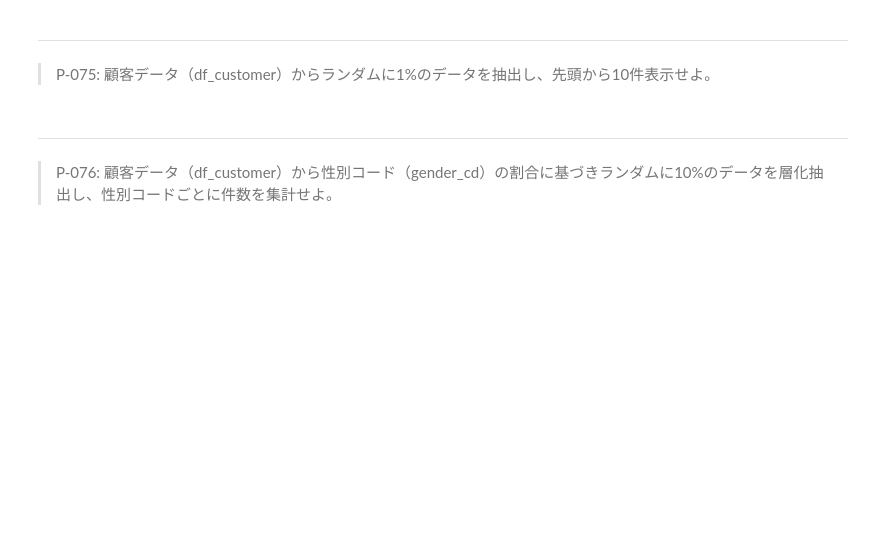
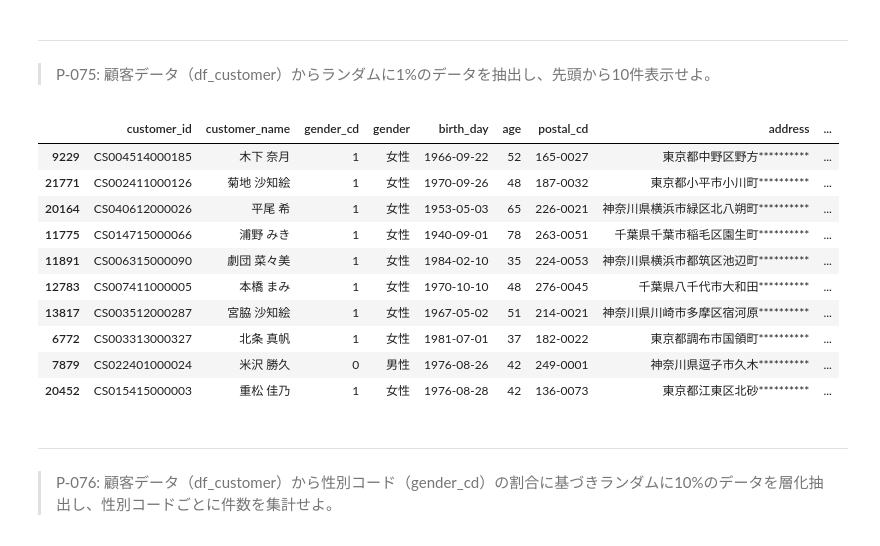
Before and after one commit to j2100177/100knocks, a Jupyter notebook: docker/work/preprocess_knock_Python.ipynb, the cells around one changed output. Saved outputs shown, nothing was run; the diff lists cells and outputs as text; code cells hidden in the pictures; blank space fills up the shorter version.

```diff
--- a/docker/work/preprocess_knock_Python.ipynb
+++ b/docker/work/preprocess_knock_Python.ipynb
@@ -1289,6 +1596,20 @@ df_sales_amount.head(10)
 # %% [markdown]
 ---
 > P-075: 顧客データ（df_customer）からランダムに1%のデータを抽出し、先頭から10件表示せよ。
+# %%
+df_customer.sample(frac=0.01).head(10)
+# %% [output]
+|  | customer_id | customer_name | gender_cd | gender | birth_day | age | postal_cd | address | ... |
+| 9229 | CS004514000185 | 木下 奈月 | 1 | 女性 | 1966-09-22 | 52 | 165-0027 | 東京都中野区野方********** | ... |
+| 21771 | CS002411000126 | 菊地 沙知絵 | 1 | 女性 | 1970-09-26 | 48 | 187-0032 | 東京都小平市小川町********** | ... |
+| 20164 | CS040612000026 | 平尾 希 | 1 | 女性 | 1953-05-03 | 65 | 226-0021 | 神奈川県横浜市緑区北八朔町********** | ... |
+| 11775 | CS014715000066 | 浦野 みき | 1 | 女性 | 1940-09-01 | 78 | 263-0051 | 千葉県千葉市稲毛区園生町********** | ... |
+| 11891 | CS006315000090 | 劇団 菜々美 | 1 | 女性 | 1984-02-10 | 35 | 224-0053 | 神奈川県横浜市都筑区池辺町********** | ... |
+| 12783 | CS007411000005 | 本橋 まみ | 1 | 女性 | 1970-10-10 | 48 | 276-0045 | 千葉県八千代市大和田********** | ... |
+| 13817 | CS003512000287 | 宮脇 沙知絵 | 1 | 女性 | 1967-05-02 | 51 | 214-0021 | 神奈川県川崎市多摩区宿河原********** | ... |
+| 6772 | CS003313000327 | 北条 真帆 | 1 | 女性 | 1981-07-01 | 37 | 182-0022 | 東京都調布市国領町********** | ... |
+| 7879 | CS022401000024 | 米沢 勝久 | 0 | 男性 | 1976-08-26 | 42 | 249-0001 | 神奈川県逗子市久木********** | ... |
+| 20452 | CS015415000003 | 重松 佳乃 | 1 | 女性 | 1976-08-28 | 42 | 136-0073 | 東京都江東区北砂********** | ... |
 # %% [markdown]
 ---
 > P-076: 顧客データ（df_customer）から性別コード（gender_cd）の割合に基づきランダムに10%のデータを層化抽出し、性別コードごとに件数を集計せよ。
```
Also changed, not shown: parts of 19 cells of this notebook.
